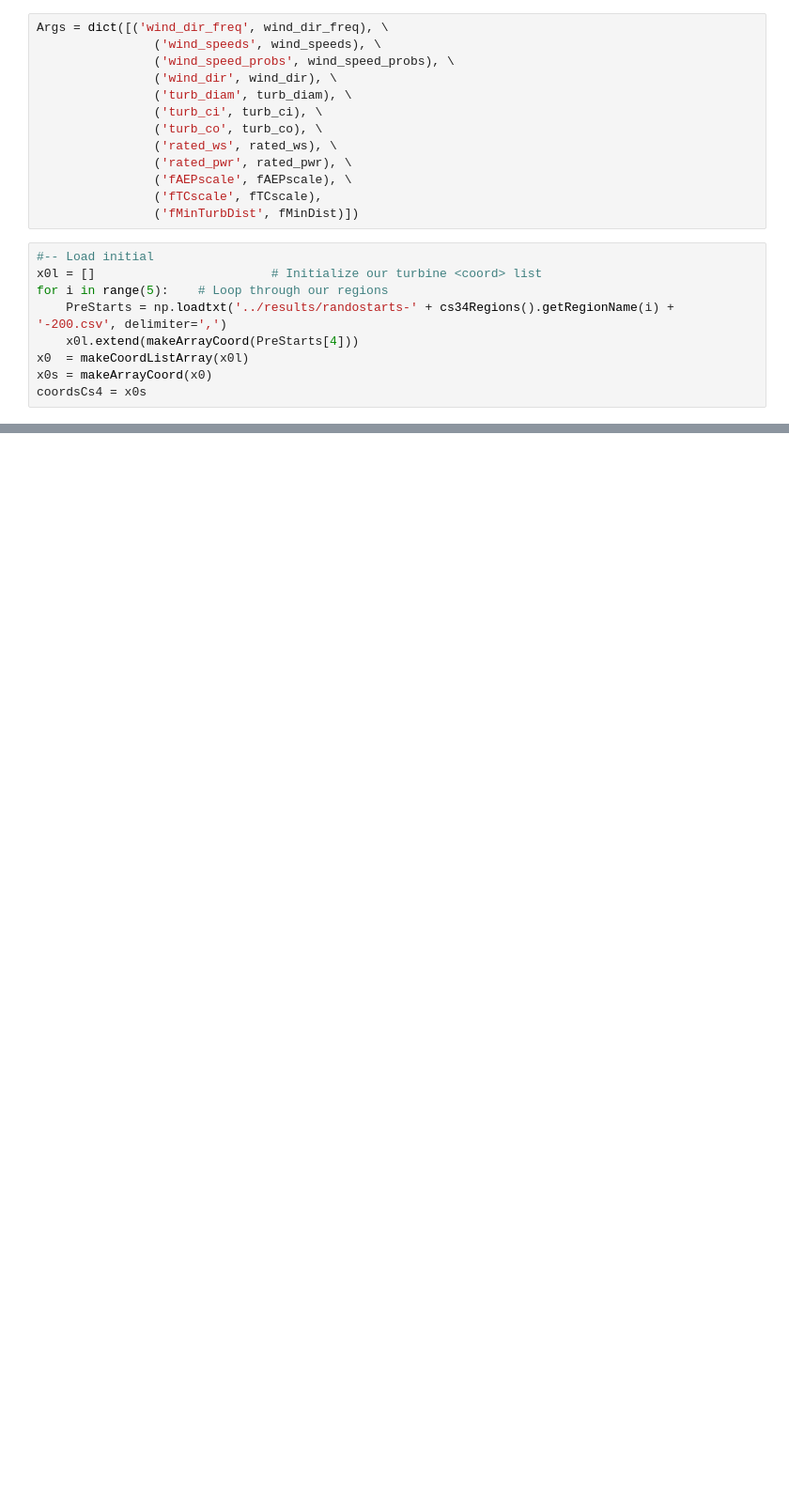
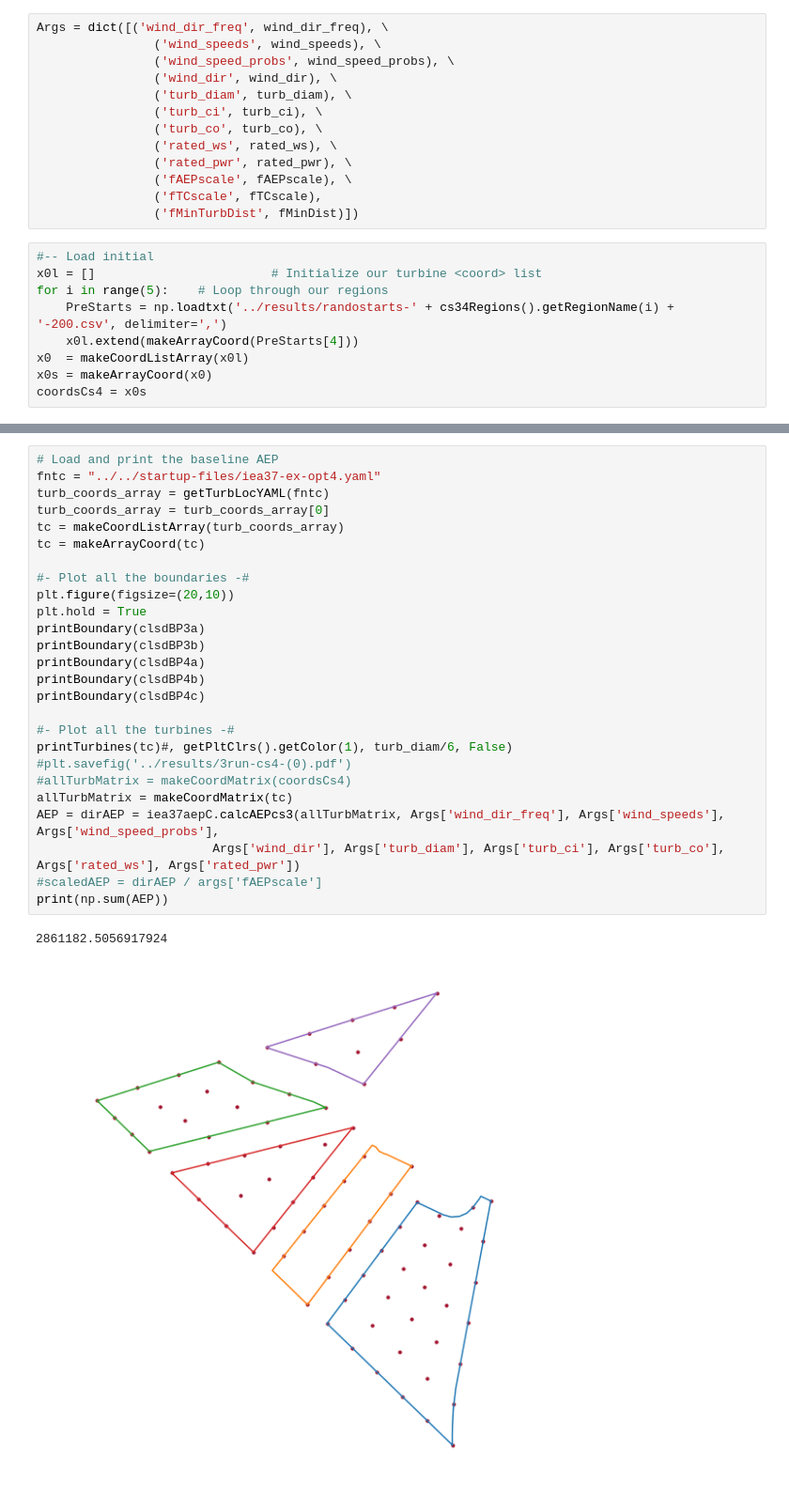
Before and after one commit to byuflowlab/iea37-casestudies-extrafiles, a Jupyter notebook: cs3-4/optimo-attempt-baker/notebook-scipy/Lab Meeting.ipynb, the cells around one changed output, grey strips where cells are left out. Shown at 94% size. Drawn from its saved outputs; the diff is of its cells as text; blank space fills up the shorter version.

```diff
--- a/cs3-4/optimo-attempt-baker/notebook-scipy/Lab Meeting.ipynb
+++ b/cs3-4/optimo-attempt-baker/notebook-scipy/Lab Meeting.ipynb
@@ -77,0 +79,29 @@ print(np.sum(AEP))
+# %%
+# Load and print the baseline AEP
+fntc = "../../startup-files/iea37-ex-opt4.yaml"
+turb_coords_array = getTurbLocYAML(fntc)
+turb_coords_array = turb_coords_array[0]
+tc = makeCoordListArray(turb_coords_array)
+tc = makeArrayCoord(tc)
+
+#- Plot all the boundaries -#
+plt.figure(figsize=(20,10))
+plt.hold = True
+printBoundary(clsdBP3a)
+printBoundary(clsdBP3b)
+printBoundary(clsdBP4a)
+printBoundary(clsdBP4b)
+printBoundary(clsdBP4c)
+
+#- Plot all the turbines -#
+printTurbines(tc)#, getPltClrs().getColor(1), turb_diam/6, False)
+#plt.savefig('../results/3run-cs4-(0).pdf')
+#allTurbMatrix = makeCoordMatrix(coordsCs4)
+allTurbMatrix = makeCoordMatrix(tc)
+AEP = dirAEP = iea37aepC.calcAEPcs3(allTurbMatrix, Args['wind_dir_freq'], Args['wind_speeds'], Args['wind_speed_probs'],
+                        Args['wind_dir'], Args['turb_diam'], Args['turb_ci'], Args['turb_co'], Args['rated_ws'], Args['rated_pwr'])
+#scaledAEP = dirAEP / args['fAEPscale']
+print(np.sum(AEP))
+# %% [output]
+2861182.5056917924
+[figure, added]
```
Also changed, not shown: parts of 2 cells of this notebook, 17 other files.
